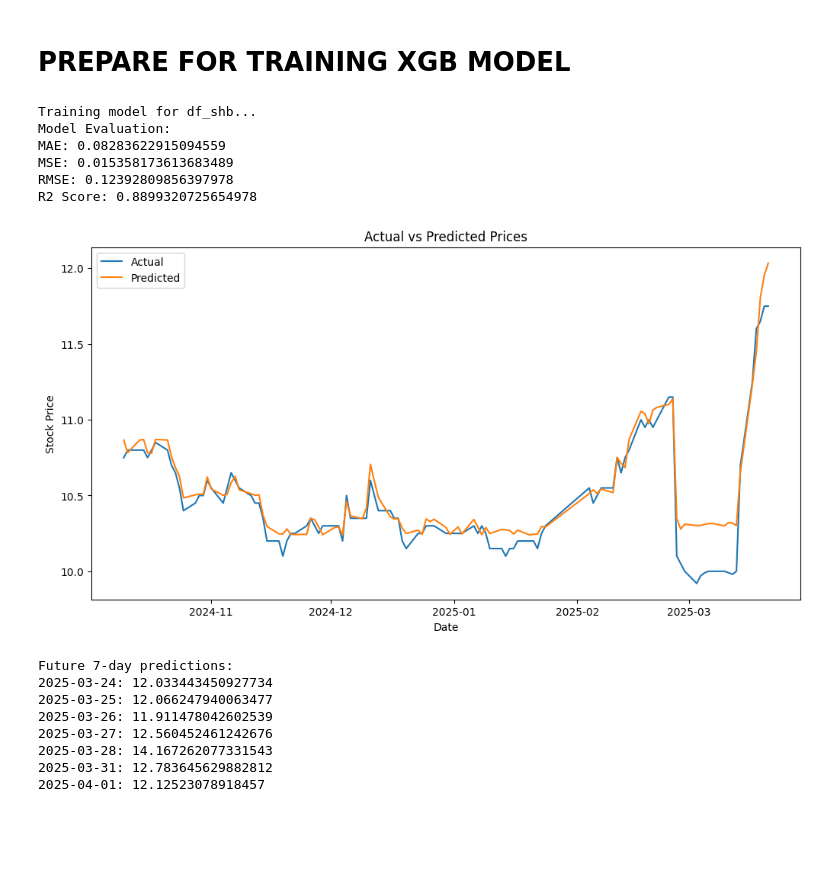
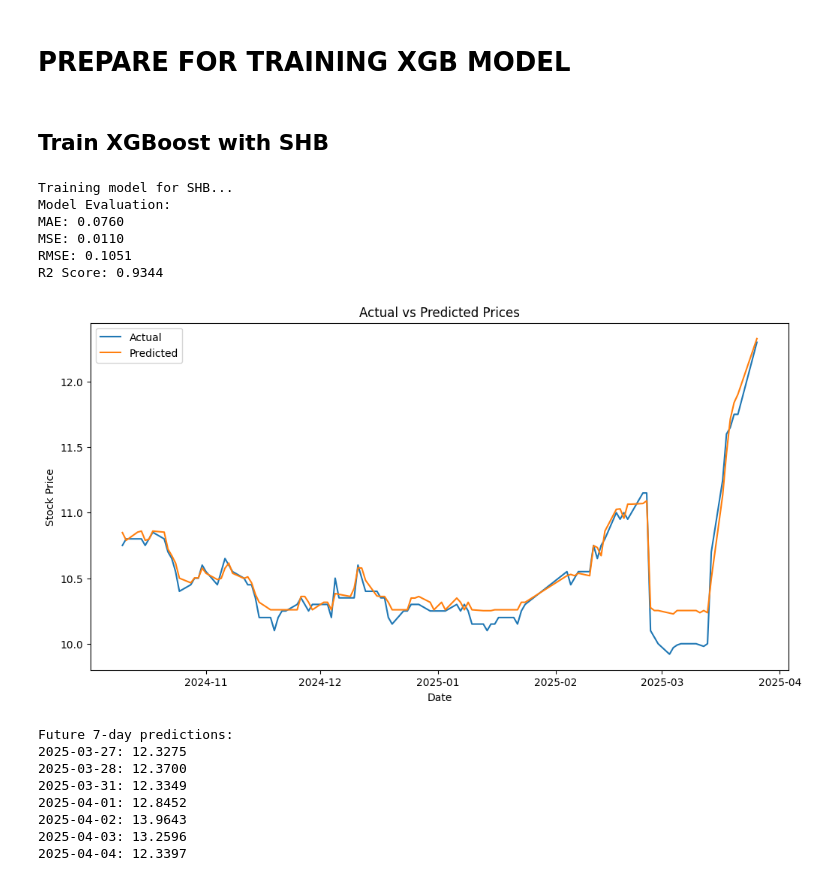
Before and after one commit to tienvtt/Stock-Analysis-and-Prediction-Applying-Machine-Learning, a Jupyter notebook: XGB.ipynb, the cells around one changed output. Saved outputs shown, nothing was run; the diff lists cells and outputs as text; code cells hidden in the pictures; blank space fills up the shorter version.

```diff
--- a/XGB.ipynb
+++ b/XGB.ipynb
@@ -220,31 +206,35 @@ from sklearn.metrics import mean_absolute_error, mean_squared_error, r2_score
 # %%
 def train_xgboost(df, test_size=0.2, cv_folds=3, **hyperparams):
     df = df.copy()
-    df = df.sort_index(ascending=True)  # Sắp xếp theo thời gian
-    df.drop(columns=['code'], inplace=True)  # Loại bỏ cột không cần thiết
+    df.drop(columns=['code'], inplace=True, errors='ignore')
 
-    X = df.drop(columns=['close'])  # Biến độc lập
-    y = df['close']  # Biến mục tiêu
+    X = df.drop(columns=['close'])
+    y = df['close']
 
+    # Train/test split
     X_train, X_test, y_train, y_test = train_test_split(X, y, test_size=test_size, shuffle=False)
 
     model = xgb.XGBRegressor(objective='reg:squarederror', random_state=42, **hyperparams)
 
+    # Train model
     model.fit(X_train, y_train)
 
+    # Predict on test set
     y_pred = model.predict(X_test)
 
+    # Evaluate model
     mae = mean_absolute_error(y_test, y_pred)
     mse = mean_squared_error(y_test, y_pred)
     rmse = np.sqrt(mse)
     r2 = r2_score(y_test, y_pred)
 
     print("Model Evaluation:")
-    print(f"MAE: {mae}")
-    print(f"MSE: {mse}")
-    print(f"RMSE: {rmse}")
-    print(f"R2 Score: {r2}")
+    print(f"MAE: {mae:.4f}")
+    print(f"MSE: {mse:.4f}")
+    print(f"RMSE: {rmse:.4f}")
+    print(f"R2 Score: {r2:.4f}")
 
+    # Visualize actual and predicted values
     plt.figure(figsize=(12, 6))
     plt.plot(y_test.index, y_test, label='Actual')
     plt.plot(y_test.index, y_pred, label='Predicted')
@@ -263,29 +253,41 @@ def train_xgboost(df, test_size=0.2, cv_folds=3, **hyperparams):
         future_price = model.predict(last_known_features)[0]
         future_predictions.append(future_price)
         last_known_features = np.roll(last_known_features, -1)
-        last_known_features[0, -1] = future_price  # Cập nhật giá trị cuối cùng
+        last_known_features[0, -1] = future_price  # Add new predicted value
 
-    print("Future 7-day predictions:")
+    print("\nFuture 7-day predictions:")
     for date, price in zip(future_dates, future_predictions):
-        print(f"{date.date()}: {price}")
+        print(f"{date.date()}: {price:.4f}")
+# %% [markdown]
+## **Train XGBoost with SHB**
 # %%
-# Train df_shb first
-df_shb_hyperparams = {'n_estimators': 100, 'learning_rate': 0.05, 'max_depth': 5}
-print("Training model for df_shb...")
+df_shb_hyperparams = {
+    'n_estimators': 100,
+    'learning_rate': 0.05,
+    'max_depth': 5,
+    'subsample': 0.8,
+    'colsample_bytree': 0.8,
+    'gamma': 0.1,
+    'min_child_weight': 3,
+    'reg_alpha': 0.01,
+    'reg_lambda': 0.1
+}
+
+print("Training model for SHB...")
 train_xgboost(df_shb, **df_shb_hyperparams)
 # %% [output]
-Training model for df_shb...
+Training model for SHB...
 Model Evaluation:
-MAE: 0.08283622915094559
-MSE: 0.015358173613683489
-RMSE: 0.12392809856397978
-R2 Score: 0.8899320725654978
+MAE: 0.0760
+MSE: 0.0110
+RMSE: 0.1051
+R2 Score: 0.9344
-[figure, old version]
+[figure, new version]
 Future 7-day predictions:
-2025-03-24: 12.033443450927734
-2025-03-25: 12.066247940063477
-2025-03-26: 11.911478042602539
-2025-03-27: 12.560452461242676
-2025-03-28: 14.167262077331543
-2025-03-31: 12.783645629882812
-2025-04-01: 12.12523078918457
+2025-03-27: 12.3275
+2025-03-28: 12.3700
+2025-03-31: 12.3349
+2025-04-01: 12.8452
+2025-04-02: 13.9643
+2025-04-03: 13.2596
+2025-04-04: 12.3397
```
Also changed, not shown: parts of 12 cells of this notebook.
